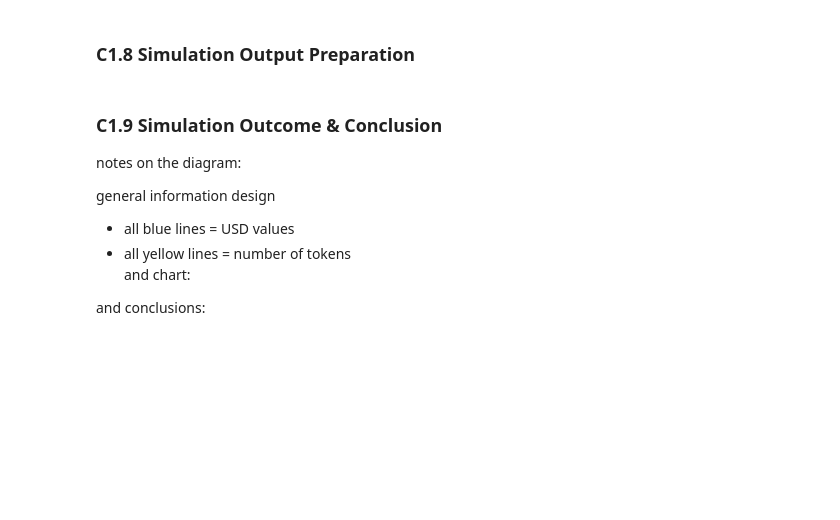
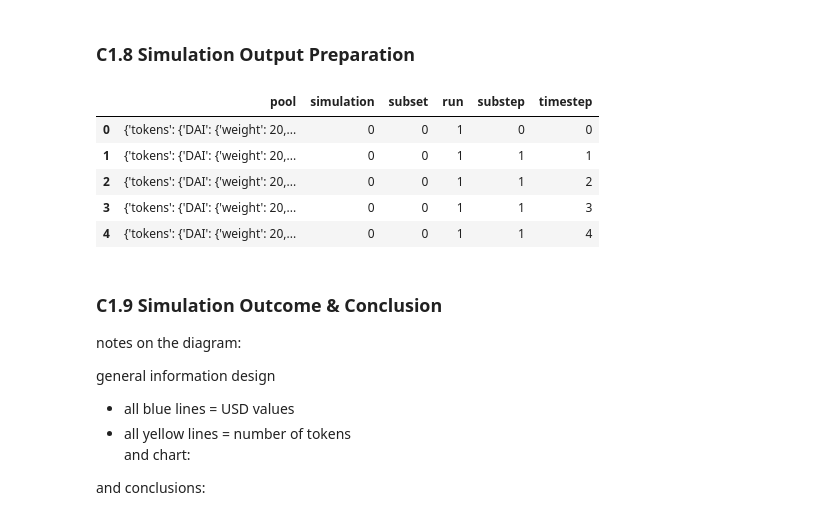
Before and after one commit to TokenEngineeringCommunity/BalancerPools_Model, a Jupyter notebook: BalancerAMM-v013.ipynb, the cells around one changed output. Saved outputs shown, nothing was run; the diff lists cells and outputs as text; code cells hidden in the pictures; blank space fills up the shorter version.

Commit message:
inital simulation set up with swaps

```diff
--- a/BalancerAMM-v013.ipynb
+++ b/BalancerAMM-v013.ipynb
@@ -129,0 +198,4 @@ The following system parameters will be **swept** in the simulation:
+# %%
+from model.sim_runner import *
+
+df = run()
@@ -134,3 +218,12 @@ The following system parameters will be **swept** in the simulation:
+# %%
+df.head()
+# %% [output]
+|  | pool | simulation | subset | run | substep | timestep |
+| 0 | {'tokens': {'DAI': {'weight': 20,... | 0 | 0 | 1 | 0 | 0 |
+| 1 | {'tokens': {'DAI': {'weight': 20,... | 0 | 0 | 1 | 1 | 1 |
+| 2 | {'tokens': {'DAI': {'weight': 20,... | 0 | 0 | 1 | 1 | 2 |
+| 3 | {'tokens': {'DAI': {'weight': 20,... | 0 | 0 | 1 | 1 | 3 |
+| 4 | {'tokens': {'DAI': {'weight': 20,... | 0 | 0 | 1 | 1 | 4 |
 # %% [markdown]
 ### C1.9 Simulation Outcome & Conclusion
 
```
Also changed, not shown: parts of 21 cells of this notebook, 13 other files.
